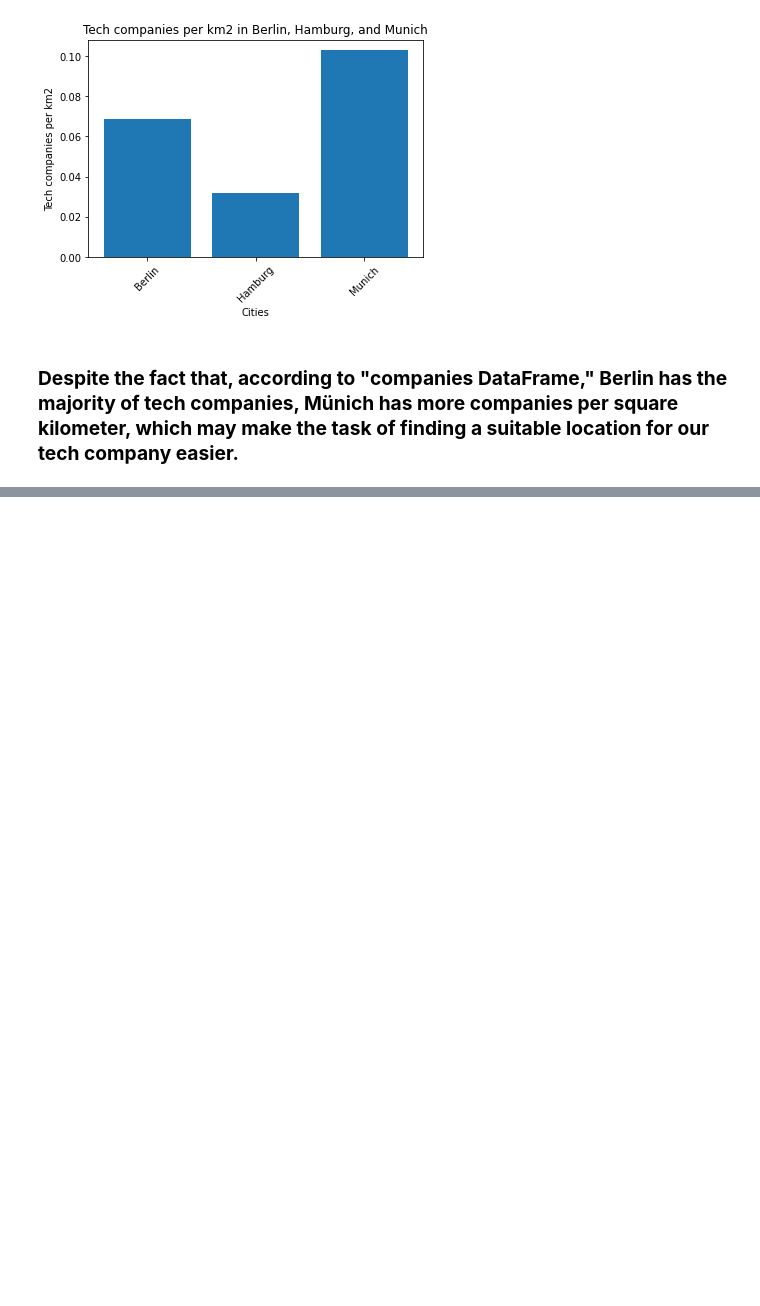
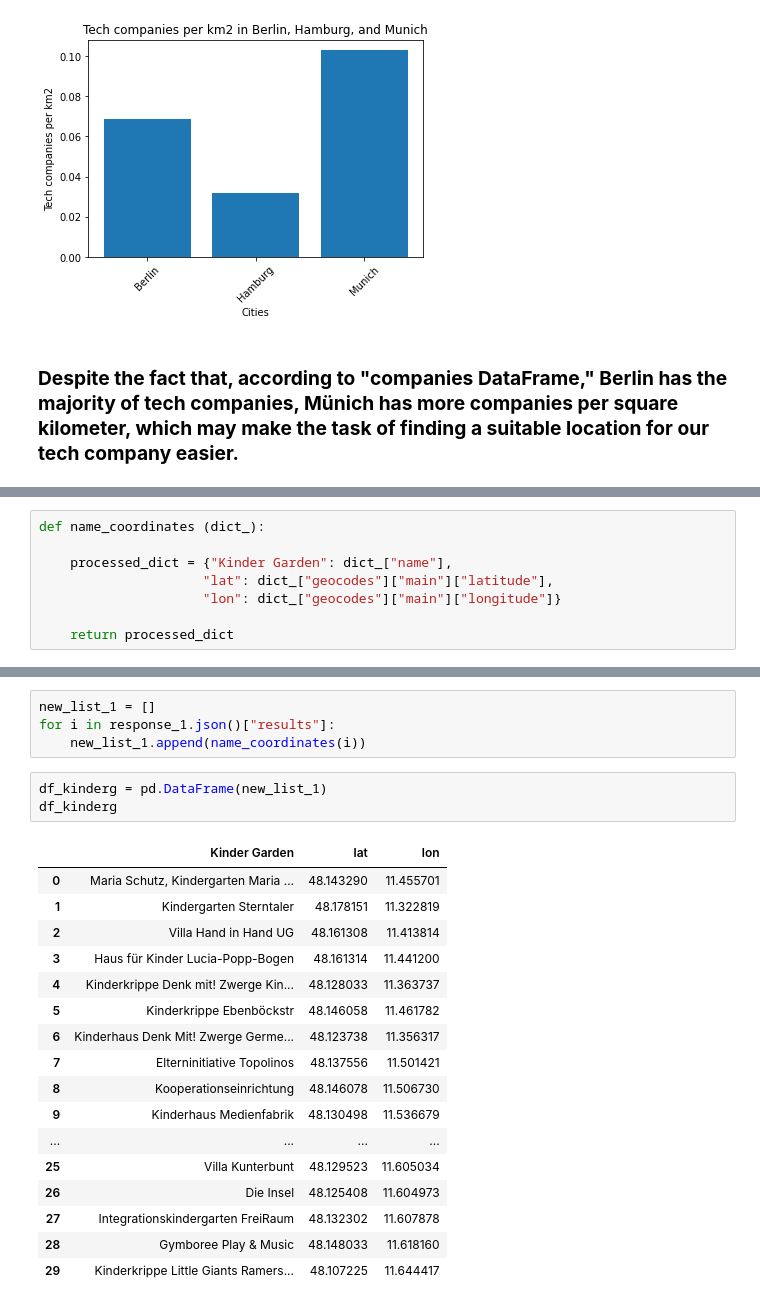
Before and after one commit to victorjrp92/Establishing-a-Tech-Company-in-Germany, a Jupyter notebook: Project3.ipynb, the cells around one changed output, grey strips where cells are left out. Saved outputs shown, nothing was run; the diff lists cells and outputs as text; blank space fills up the shorter version.

```diff
--- a/Project3.ipynb
+++ b/Project3.ipynb
@@ -183,0 +339,8 @@ plt.show()
+# %%
+def name_coordinates (dict_):
+
+    processed_dict = {"Kinder Garden": dict_["name"],
+                     "lat": dict_["geocodes"]["main"]["latitude"],
+                     "lon": dict_["geocodes"]["main"]["longitude"]}
+
+    return processed_dict
@@ -183,0 +353,25 @@ plt.show()
+# %%
+new_list_1 = []
+for i in response_1.json()["results"]:
+    new_list_1.append(name_coordinates(i))
+# %%
+df_kinderg = pd.DataFrame(new_list_1)
+df_kinderg
+# %% [output]
+|  | Kinder Garden | lat | lon |
+| 0 | Maria Schutz, Kindergarten Maria ... | 48.143290 | 11.455701 |
+| 1 | Kindergarten Sterntaler | 48.178151 | 11.322819 |
+| 2 | Villa Hand in Hand UG | 48.161308 | 11.413814 |
+| 3 | Haus für Kinder Lucia-Popp-Bogen | 48.161314 | 11.441200 |
+| 4 | Kinderkrippe Denk mit! Zwerge Kin... | 48.128033 | 11.363737 |
+| 5 | Kinderkrippe Ebenböckstr | 48.146058 | 11.461782 |
+| 6 | Kinderhaus Denk Mit! Zwerge Germe... | 48.123738 | 11.356317 |
+| 7 | Elterninitiative Topolinos | 48.137556 | 11.501421 |
+| 8 | Kooperationseinrichtung | 48.146078 | 11.506730 |
+| 9 | Kinderhaus Medienfabrik | 48.130498 | 11.536679 |
+| ... | ... | ... | ... |
+| 25 | Villa Kunterbunt | 48.129523 | 11.605034 |
+| 26 | Die Insel | 48.125408 | 11.604973 |
+| 27 | Integrationskindergarten FreiRaum | 48.132302 | 11.607878 |
+| 28 | Gymboree Play & Music | 48.148033 | 11.618160 |
+| 29 | Kinderkrippe Little Giants Ramers... | 48.107225 | 11.644417 |
```
Also changed, not shown: parts of 37 cells of this notebook, 1 other file.
